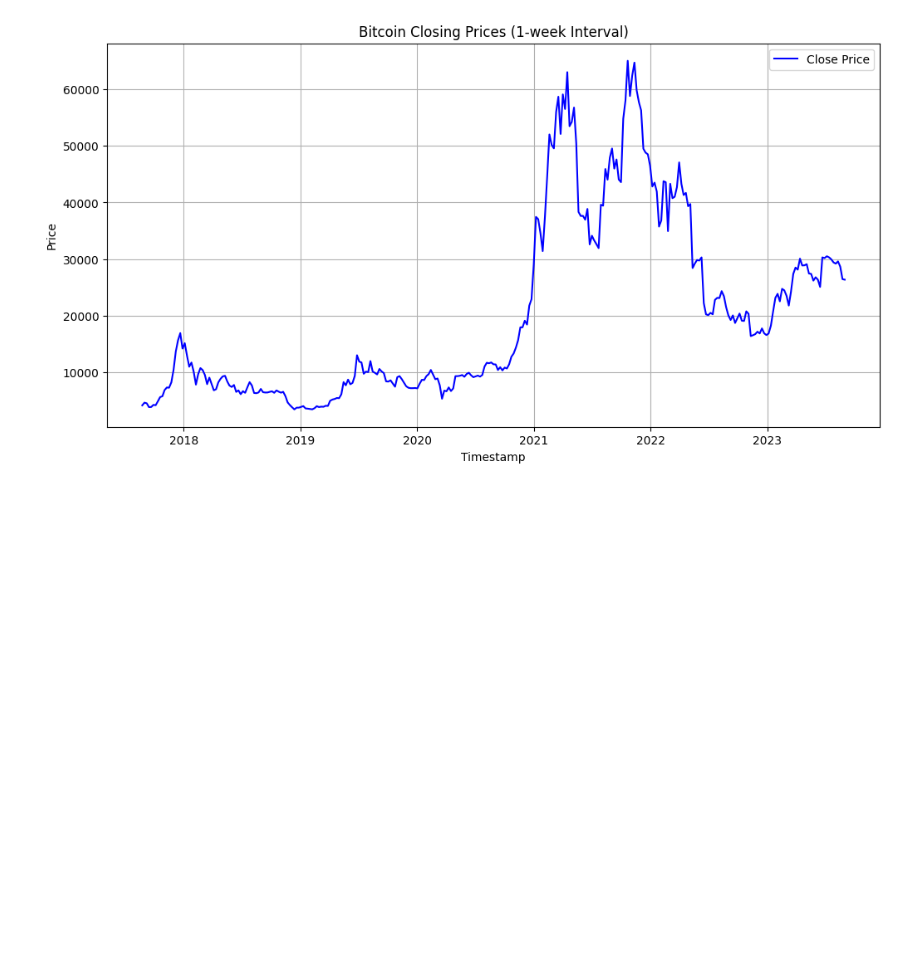
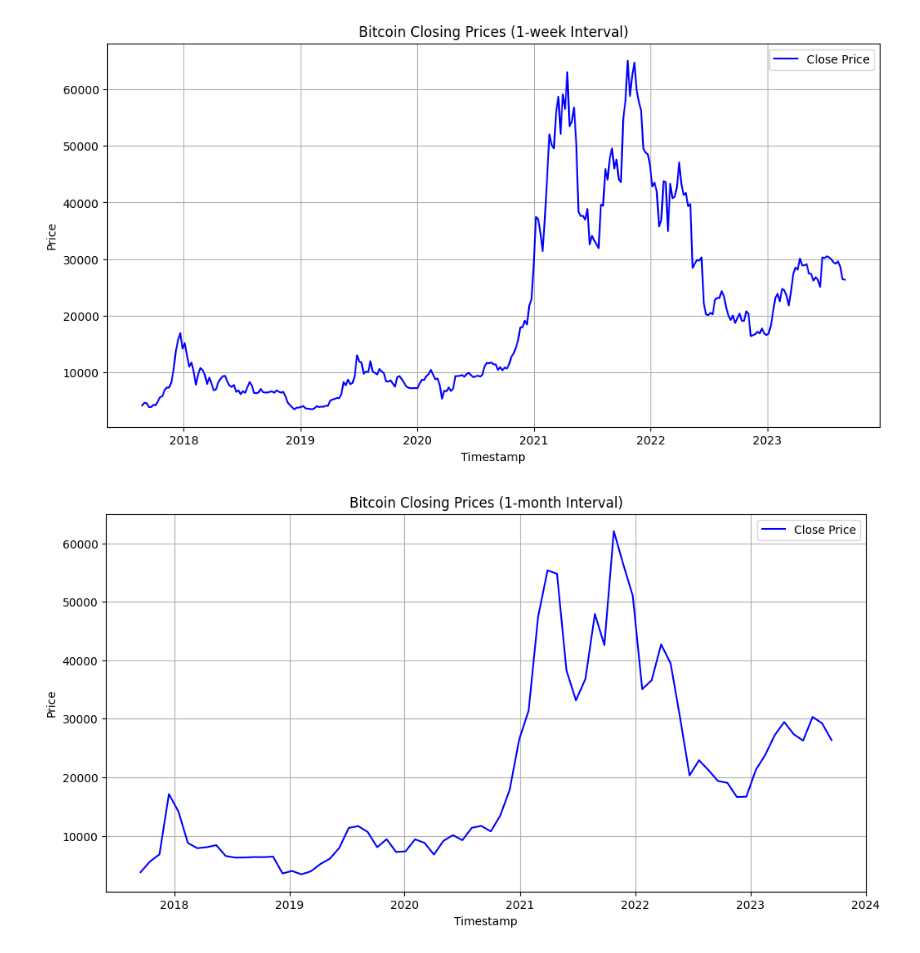
Before and after one commit to deeckn/bitcoin-predictions, a Jupyter notebook: main.ipynb, the cells around one changed output. Drawn from its saved outputs; the diff is of its cells as text; code cells hidden in the pictures; blank space fills up the shorter version.

```diff
--- a/main.ipynb
+++ b/main.ipynb
@@ -169,3 +170,22 @@ interval_df_1w = pd.DataFrame({
 plot_price_history("Bitcoin Closing Prices (1-week Interval)", interval_df_1w)
 # %% [output]
 [figure]
+# %%
+interval_data_1mm = btc_price_history["1mm"]
+
+open_timestamps_1mm = pd.to_datetime(interval_data_1mm["ot"], unit='ms')
+close_timestamps_1mm = pd.to_datetime(interval_data_1mm["ct"], unit='ms')
+
+interval_df_1mm = pd.DataFrame({
+    "OpenTimestamp": open_timestamps_1mm,
+    "CloseTimestamp": close_timestamps_1mm,
+    "OpenPrice": interval_data_1mm["o"],
+    "HighPrice": interval_data_1mm["h"],
+    "LowPrice": interval_data_1mm["l"],
+    "ClosePrice": interval_data_1mm["c"],
+    "Volume": interval_data_1mm["v"]
+})
+
+plot_price_history("Bitcoin Closing Prices (1-month Interval)", interval_df_1mm)
+# %% [output]
+[figure, added]
```
Also changed, not shown: parts of 5 cells of this notebook.
